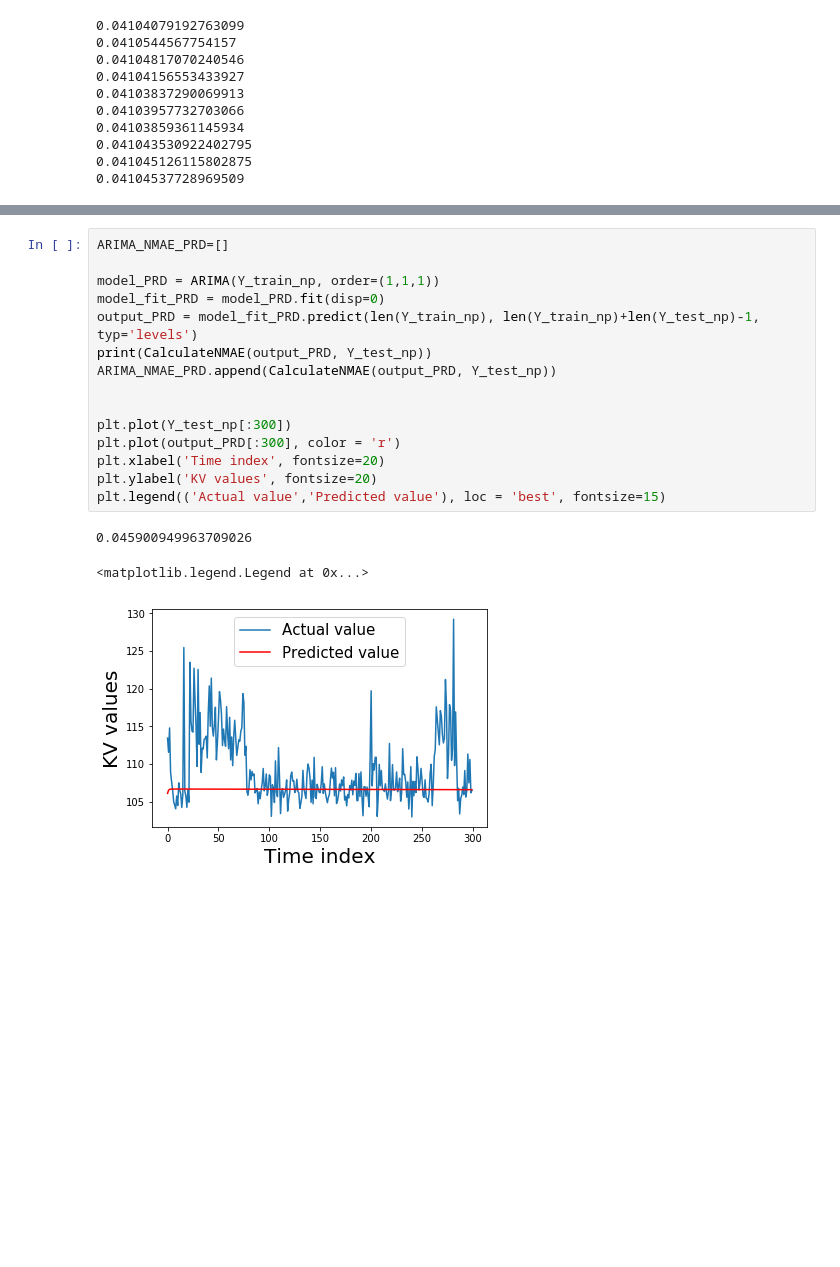
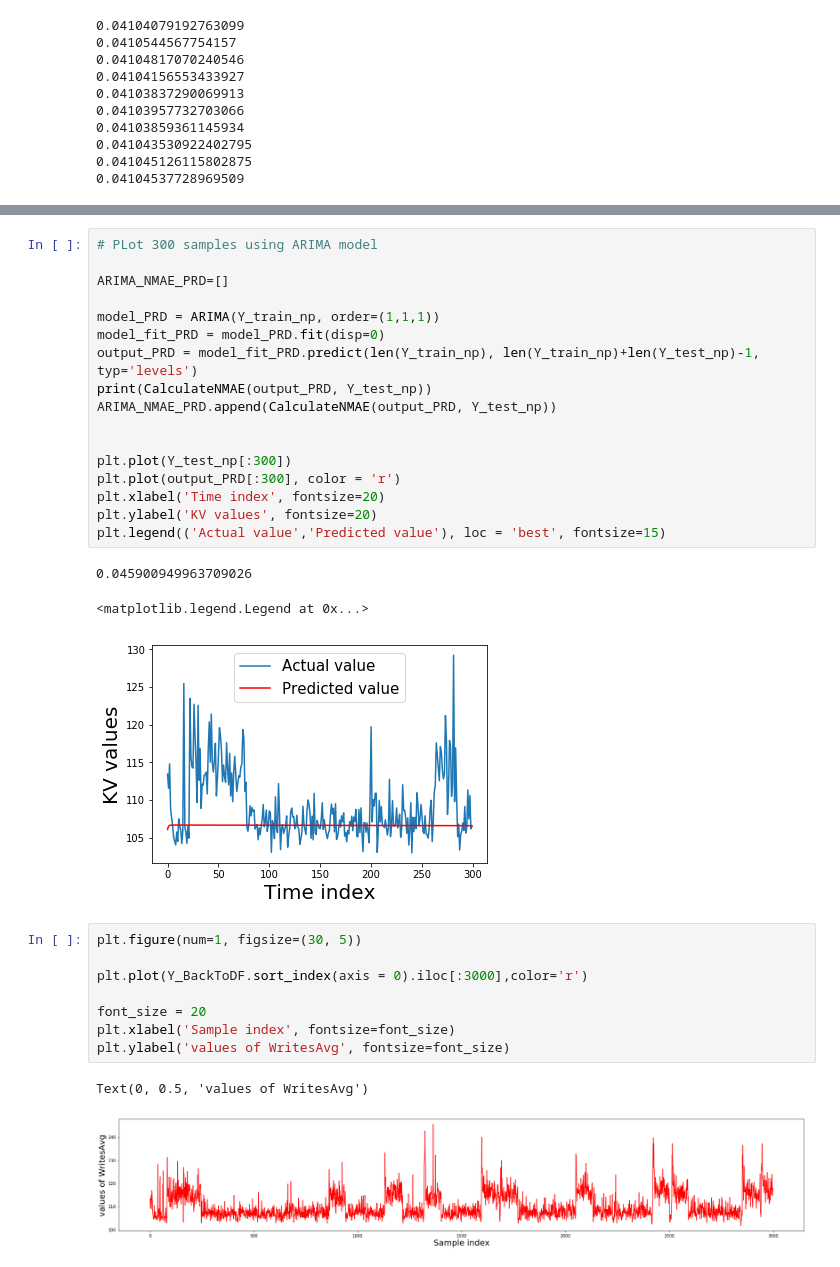
Before and after one commit to hichentang/EP2420, a Jupyter notebook: Proj2.ipynb, the cells around one changed output, grey strips where cells are left out. Saved outputs shown, nothing was run; the diff lists cells and outputs as text; blank space fills up the shorter version.

```diff
--- a/Proj2.ipynb
+++ b/Proj2.ipynb
@@ -659,6 +570,8 @@ plt.ylabel('NMAE value', fontsize=20)
 Text(0, 0.5, 'NMAE value')
 [figure]
 # %%
+# PLot 300 samples using ARIMA model
+
 ARIMA_NMAE_PRD=[]
 
 model_PRD = ARIMA(Y_train_np, order=(1,1,1))
@@ -677,3 +590,14 @@ plt.legend(('Actual value','Predicted value'), loc = 'best', fontsize=15)
 0.045900949963709026
 <matplotlib.legend.Legend at 0x...>
 [figure]
+# %%
+plt.figure(num=1, figsize=(30, 5))
+
+plt.plot(Y_BackToDF.sort_index(axis = 0).iloc[:3000],color='r')
+
+font_size = 20
+plt.xlabel('Sample index', fontsize=font_size)
+plt.ylabel('values of WritesAvg', fontsize=font_size)
+# %% [output]
+Text(0, 0.5, 'values of WritesAvg')
+[figure, added]
```
Also changed, not shown: parts of 9 cells of this notebook.
